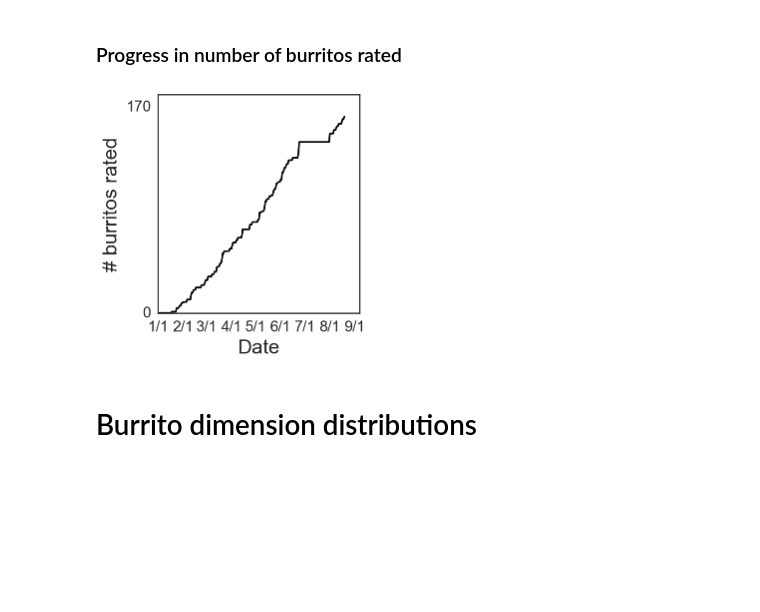
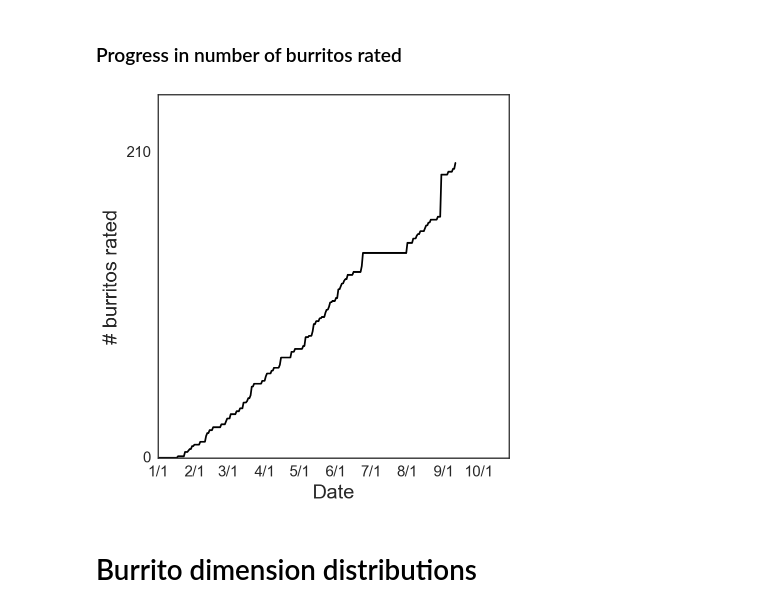
Before and after one commit to srcole/qwm, a Jupyter notebook: burrito/Burrito_characterize.ipynb, the cells around one changed output. Drawn from its saved outputs; the diff is of its cells as text; code cells hidden in the pictures; blank space fills up the shorter version.

```diff
--- a/burrito/Burrito_characterize.ipynb
+++ b/burrito/Burrito_characterize.ipynb
@@ -53,7 +52,7 @@ Percentage of taco shops with free chips: 26.7
 # %%
 # Number of each type of burrito
 def burritotypes(x, types = {'California':'cali', 'Carnitas':'carnita', 'Carne asada':'carne asada',
-                             'Chicken':'chicken', 'Surf & Turf':'surf.*turf', 'Adobada':'adobad'}):
+                             'Chicken':'chicken', 'Surf & Turf':'surf.*turf', 'Adobada':'adobad', 'Al Pastor':'pastor'}):
     import re
     T = len(types)
     Nmatches = {}
@@ -125,36 +124,36 @@ def cumburritos(days):
     from statsmodels.distributions.empirical_distribution import ECDF
     ecdf = ECDF(days)
     t = np.arange(days[-1]+1)
     return t, ecdf(t)*len(days)
 
-def datelabels(startdate = '1/1/2016', M = 9):
+def datelabels(startdate = '1/1/2016', M = 10):
     from datetime import datetime
     start = datetime.strptime(startdate,'%m/%d/%Y')
     datestrs = []
     ts = np.zeros(M)
     for m in range(M):
         datestrs.append(str(m+1) + '/1')
         burrdate = datetime.strptime(datestrs[m]+'/2016','%m/%d/%Y')
         diff = burrdate - start
         ts[m] = diff.days
     return datestrs, ts
 
 burrdays = dates2ts(df.Date)
 t, burrcdf = cumburritos(burrdays)
 datestrs, datets = datelabels()
 
-plt.figure(figsize=(4,4))
+plt.figure(figsize=(6,6))
 plt.plot(t,burrcdf,'k-')
 plt.xlabel('Date',size=20)
 plt.ylabel('# burritos rated',size=20)
 plt.xticks(datets,datestrs,size=15)
 plt.yticks((0,int(math.ceil(len(burrdays) / 10.0)) * 10),size=15)
 plt.tight_layout()
 
 figname = 'burritoprogress'
 plt.savefig('C:/Users/Scott/Google Drive/qwm/burritos/figs/'+figname + '.png')
 # %% [output]
-[figure, old version]
+[figure, new version]
 # %% [markdown]
 # Burrito dimension distributions
 # %%
```
Also changed, not shown: parts of 33 cells of this notebook, 5 other files.
